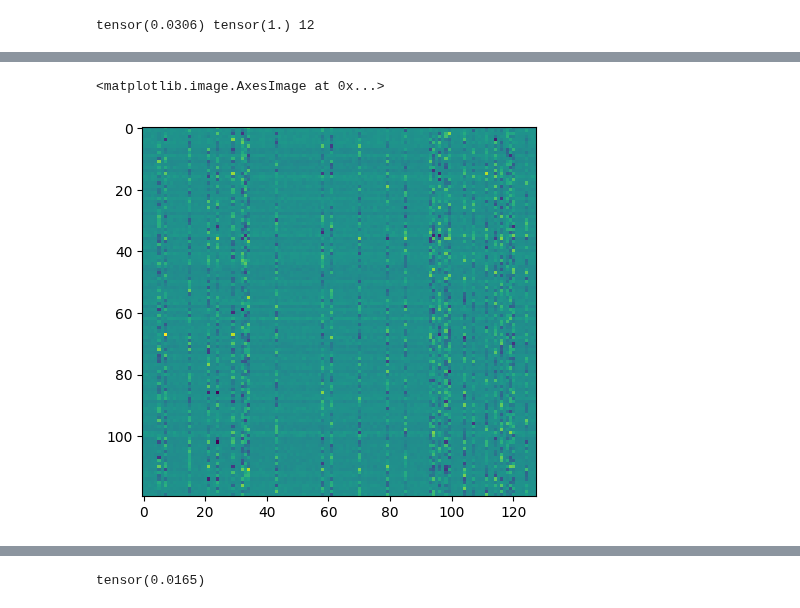
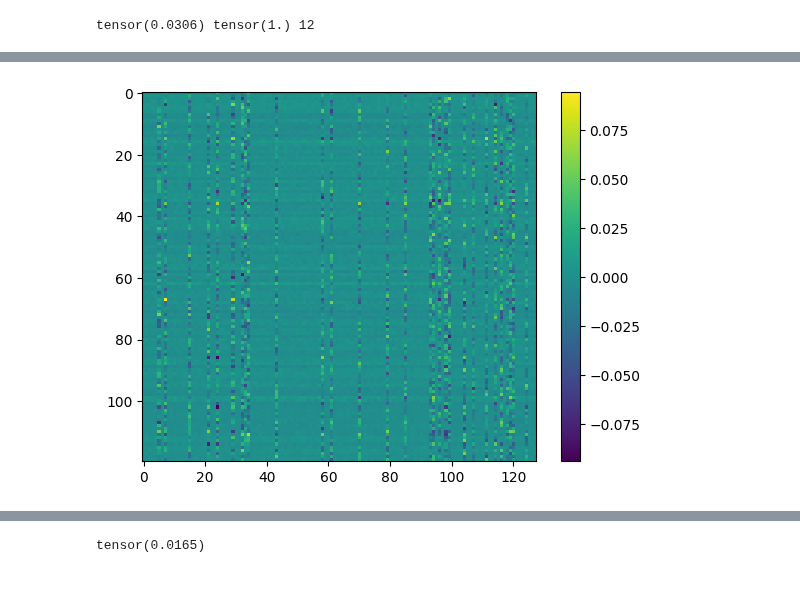
Before and after one commit to LouisYRYJ/Finite-groups, a Jupyter notebook: notebooks/irreps_bounds.ipynb, the cells around one changed output, grey strips where cells are left out. Saved outputs shown, nothing was run; the diff lists cells and outputs as text; code cells hidden in the pictures.

```diff
--- a/notebooks/irreps_bounds.ipynb
+++ b/notebooks/irreps_bounds.ipynb
@@ -48,6 +42,7 @@ device = t.device("cuda" if t.cuda.is_available() else "cpu")
 # MODEL_DIR = '2024-08-16_22-53-29_SL2_5_MLP3_256'
 # MODEL_DIR = '2024-08-14_21-24-30_gapS_5_'
 MODEL_DIR = '2024-09-18_23-59-00_gapS5_MLP2_128_wd2e-4_ubias'
+# MODEL_DIR = '2024-09-19_02-28-43_gapS5_MLP2_128_wd1e-4_ubias'
 # MODEL_DIR = '2024-09-18_05-50-44_gapS5_MLP2_128_wd1e-5_ubias'
 # MODEL_DIR = '2024-09-16_05-00-33_gapS5_MLP2_128_adamw_wd1'
 # MODEL_DIR = '2024-09-13_03-46-47_gapS5_256_wd1e-3'
@@ -65,6 +60,7 @@ local_dir = f'{HOME}/models/{MODEL_DIR}'
 if not os.path.exists(local_dir):
     snapshot_download(repo_id=f'wiwu2390/{MODEL_DIR}', local_dir=local_dir)
 models, params = load_models(local_dir)
+models = models[-1]  # get last checkpoint
 data = GroupData(params)
 group = data.groups[0]
 # %% [output]
@@ -76,5 +88,5 @@ Train set size: 5760/14400 (0.40)
 # %%
-loss_dict = test_loss(models[-1].to(device), data)
+loss_dict = test_loss(models.to(device), data)
 # %%
 
 # instance = loss_dict['G0_acc'].argmax().item()
@@ -82,7 +94,7 @@ instance = loss_dict['G0_loss'].argmin().item()
 # instance = (loss_dict['G0_acc'] > 0.999).nonzero()[11]
 # instance = 2
 print(loss_dict[f'G0_loss'][instance], loss_dict[f'G0_acc'][instance], instance)
-model = models[-1][instance].to(device)
+model = models[instance].to(device)
 # %% [output]
 tensor(0.0306) tensor(1.) 12
 # %%
@@ -197,5 +240,6 @@ tensor(0.0944)
 # %%
 plt.imshow(un - un_ideal)
+plt.colorbar()
+plt.show()
 # %% [output]
-<matplotlib.image.AxesImage at 0x...>
-[figure, old version]
+[figure, new version]
```
Also changed, not shown: parts of 39 cells of this notebook, 5 other files.
